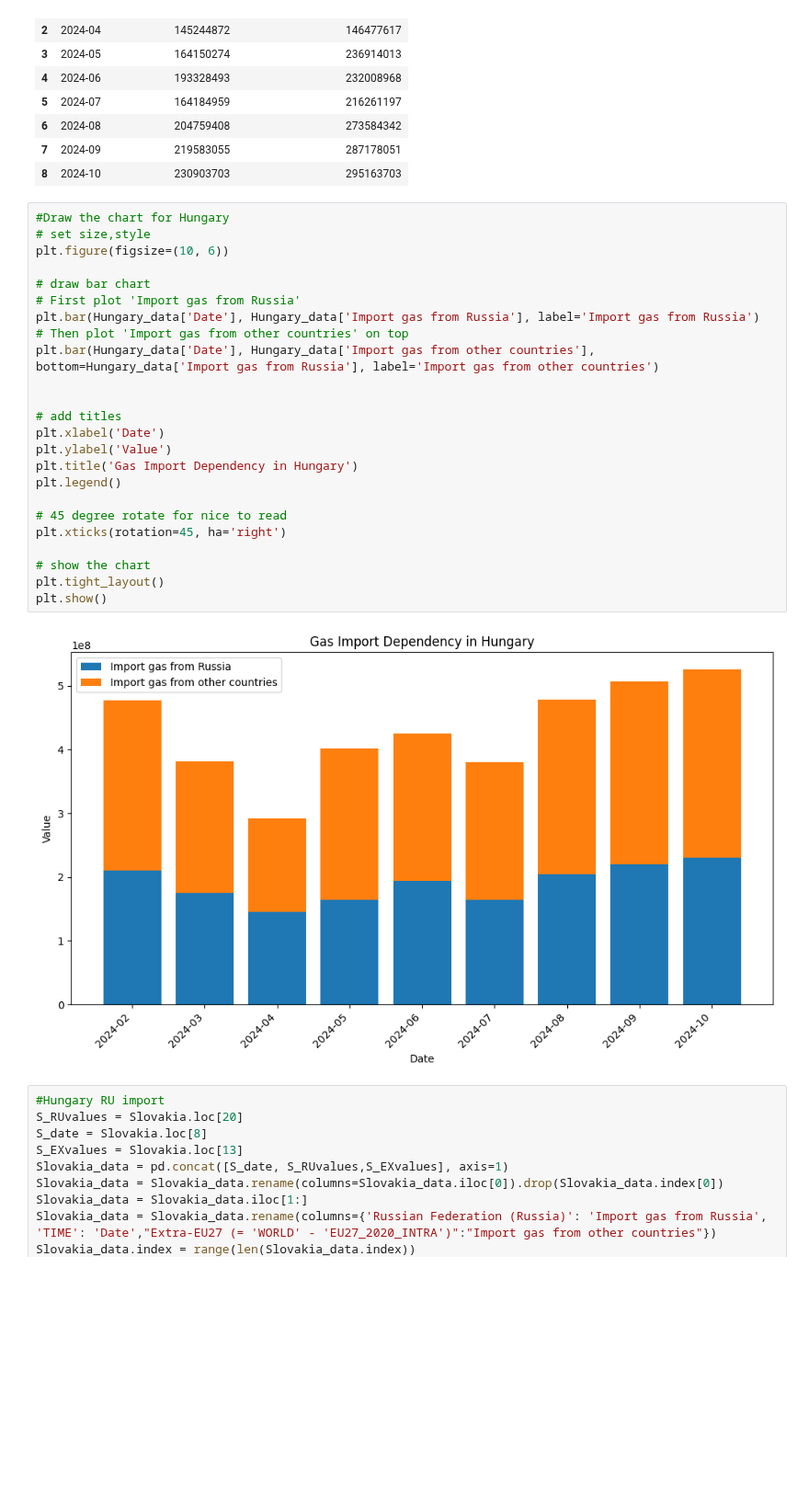
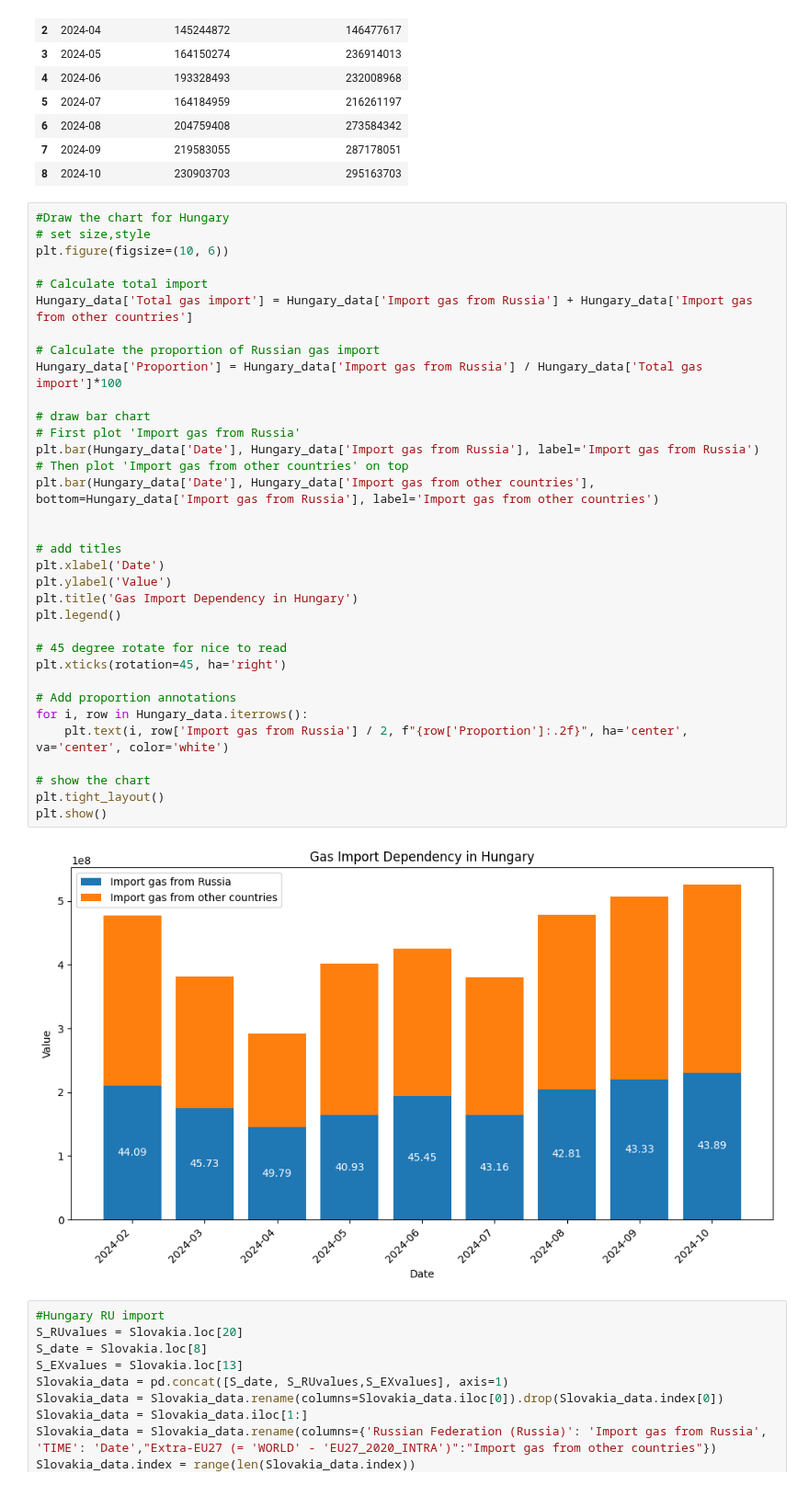
Before and after one commit to Anson422/Anson-Eva-Valerie, a Jupyter notebook: Stacked Bar Chart/EU_import_RU_gas.ipynb, the cells around one changed output. Shown at 92% size. Drawn from its saved outputs; the diff is of its cells as text; blank space fills up the shorter version.

```diff
--- a/Stacked Bar Chart/EU_import_RU_gas.ipynb
+++ b/Stacked Bar Chart/EU_import_RU_gas.ipynb
@@ -51,29 +51,39 @@ Hungary_data
 # %%
 #Draw the chart for Hungary
 # set size,style
 plt.figure(figsize=(10, 6))
+
+# Calculate total import
+Hungary_data['Total gas import'] = Hungary_data['Import gas from Russia'] + Hungary_data['Import gas from other countries']
+
+# Calculate the proportion of Russian gas import
+Hungary_data['Proportion'] = Hungary_data['Import gas from Russia'] / Hungary_data['Total gas import']*100
 
 # draw bar chart
 # First plot 'Import gas from Russia'
 plt.bar(Hungary_data['Date'], Hungary_data['Import gas from Russia'], label='Import gas from Russia')
 # Then plot 'Import gas from other countries' on top
 plt.bar(Hungary_data['Date'], Hungary_data['Import gas from other countries'], bottom=Hungary_data['Import gas from Russia'], label='Import gas from other countries')
 
 
 # add titles
 plt.xlabel('Date')
 plt.ylabel('Value')
 plt.title('Gas Import Dependency in Hungary')
 plt.legend()
 
 # 45 degree rotate for nice to read
 plt.xticks(rotation=45, ha='right')
 
+# Add proportion annotations
+for i, row in Hungary_data.iterrows():
+    plt.text(i, row['Import gas from Russia'] / 2, f"{row['Proportion']:.2f}", ha='center', va='center', color='white')
+
 # show the chart
 plt.tight_layout()
 plt.show()
 # %% [output]
-[figure, old version]
+[figure, new version]
 # %%
 #Hungary RU import
 S_RUvalues = Slovakia.loc[20]
```
